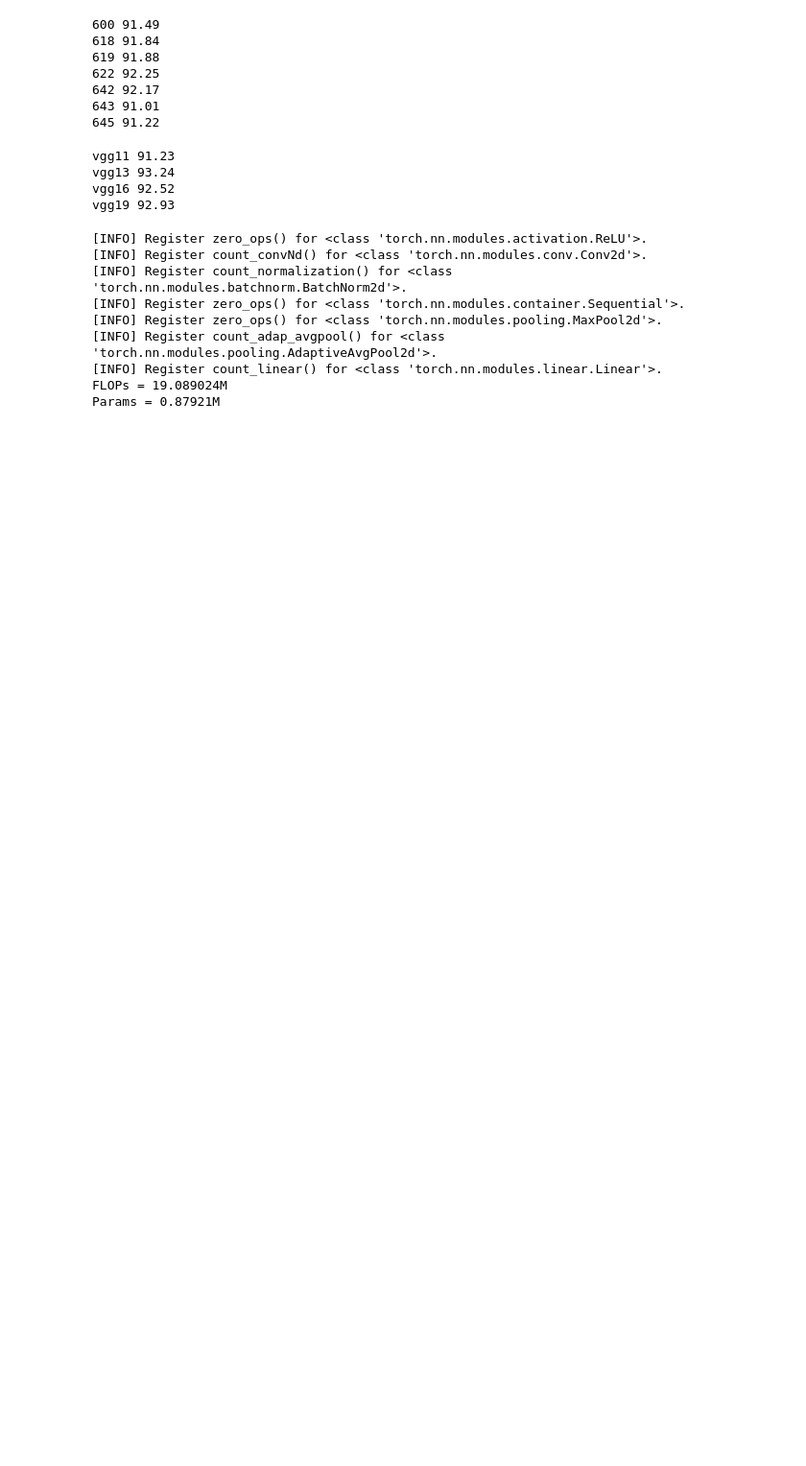
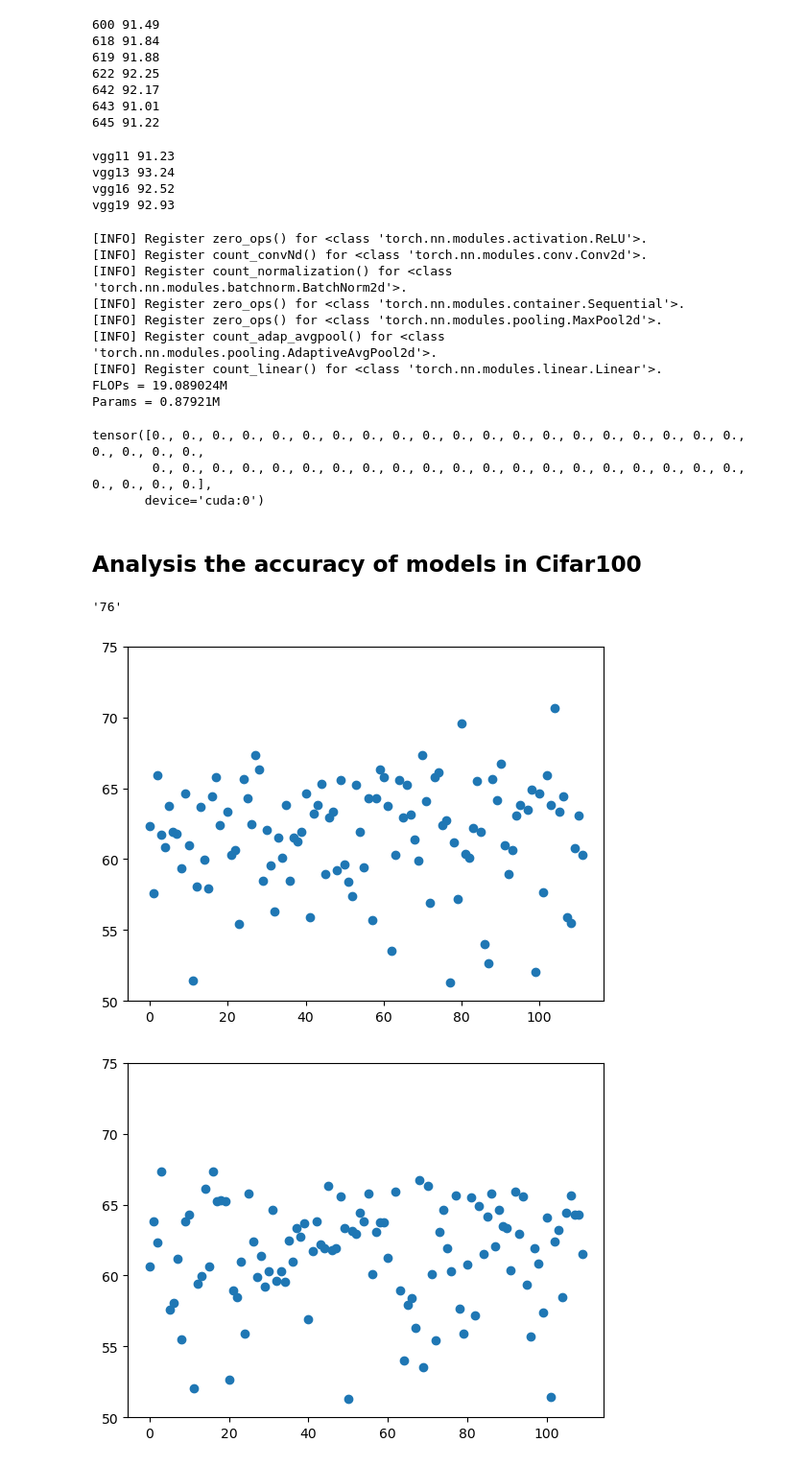
Before and after one commit to qhy991/AICAS, a Jupyter notebook: analysis/model_analysis.ipynb, the cells around one changed output. Shown at 96% size. Saved outputs shown, nothing was run; the diff lists cells and outputs as text; code cells hidden in the pictures; blank space fills up the shorter version.

```diff
--- a/analysis/model_analysis.ipynb
+++ b/analysis/model_analysis.ipynb
@@ -7,3 +0,0 @@ model_list.sort()
-# %%
-dataset = "487-stage-1_3_4_3_1-ratio-1.0_1.0_0.25_0.125_0.25-op-vgg_repvgg_vgg_vgg_vgg-max-False_False_False_False_False-cifar100.yaml".split("-")[-1]
-dataset
@@ -188,3 +177,39 @@ FLOPs = 19.089024M
 Params = 0.87921M
 # %%
 # !pip3 install thop
+# %%
+param["stage_0.stage_0_0_vgg.conv.weight_fake_quant.zero_point"]
+# %% [output]
+tensor([0., 0., 0., 0., 0., 0., 0., 0., 0., 0., 0., 0., 0., 0., 0., 0., 0., 0., 0., 0., 0., 0., 0., 0.,
+        0., 0., 0., 0., 0., 0., 0., 0., 0., 0., 0., 0., 0., 0., 0., 0., 0., 0., 0., 0., 0., 0., 0., 0.],
+       device='cuda:0')
+# %% [markdown]
+## Analysis the accuracy of models in Cifar100
+# %%
+p.split("-")[0]
+# %% [output]
+'76'
+# %%
+import os
+import matplotlib.pyplot as plt
+import tqdm
+import torch
+doc_path = "/home/qhy/Reserach/AICAS/log/cifar100"
+pathlist = os.listdir(doc_path)
+acc = []
+acc_map = np.zeros(110)
+for p in tqdm.tqdm(pathlist):
+    model_path = os.path.join(doc_path,p,"best_ckpt.pth")
+    model_param = torch.load(model_path)
+    acc.append(model_param['max_accuracy'])
+    if len(p.split("-")[0]) < 5:
+        acc_map[int(p.split("-")[0])] = model_param['max_accuracy']
+plt.scatter(range(len(acc)),acc)
+plt.ylim(50,75)
+plt.show()
+plt.scatter(range(110),acc_map)
+plt.ylim(50,75)
+plt.show()
+# %% [output]
+[figure, added]
+[figure, added]
```
Also changed, not shown: parts of 44 cells of this notebook, 49 other files.
